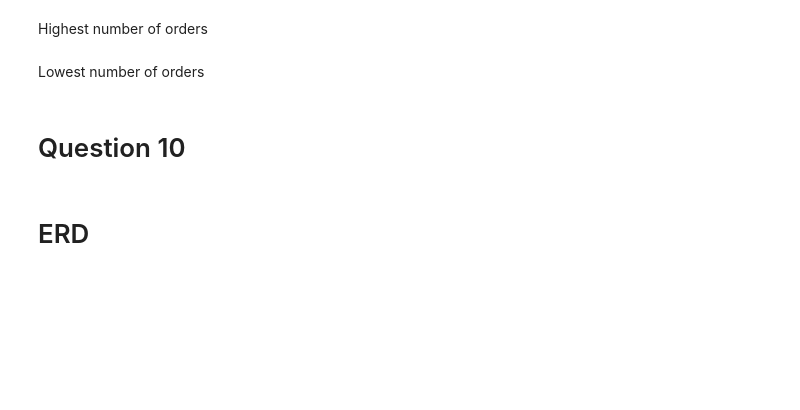
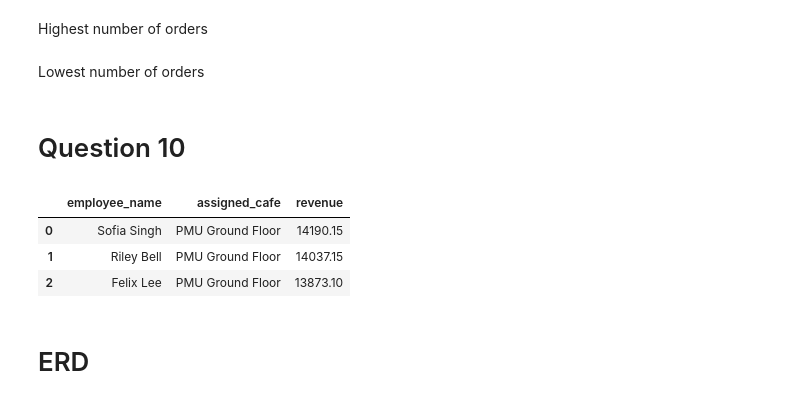
Before and after one commit to LourdAbuHadid1/IE-332-Group-Assignments, a Jupyter notebook: A1.ipynb, the cells around one changed output. Drawn from its saved outputs; the diff is of its cells as text; code cells hidden in the pictures; blank space fills up the shorter version.

```diff
--- a/A1.ipynb
+++ b/A1.ipynb
@@ -455,6 +517,24 @@ ORDER BY total_orders ASC
 LIMIT 1;
 # %% [markdown]
 # Question 10
+# %%
+%%sql
+SELECT
+    e.name AS employee_name,
+    s.name AS assigned_cafe,
+    ROUND(SUM(oi.quantity * oi.unit_price), 2) AS revenue
+FROM orders o
+JOIN order_items oi ON o.order_id = oi.order_id
+JOIN employees e ON o.employee_id = e.employee_id
+JOIN stores s ON e.store_id = s.store_id
+GROUP BY e.employee_id, e.name, s.name
+ORDER BY SUM(oi.quantity * oi.unit_price) DESC
+LIMIT 3;
+# %% [output]
+|  | employee_name | assigned_cafe | revenue |
+| 0 | Sofia Singh | PMU Ground Floor | 14190.15 |
+| 1 | Riley Bell | PMU Ground Floor | 14037.15 |
+| 2 | Felix Lee | PMU Ground Floor | 13873.10 |
 # %% [markdown]
 # ERD
 ![IMG_0563.jpeg](embedded-picture-1)
```
Also changed, not shown: parts of 3 cells of this notebook.
